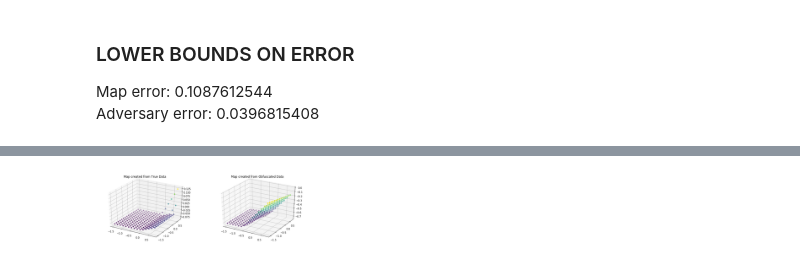
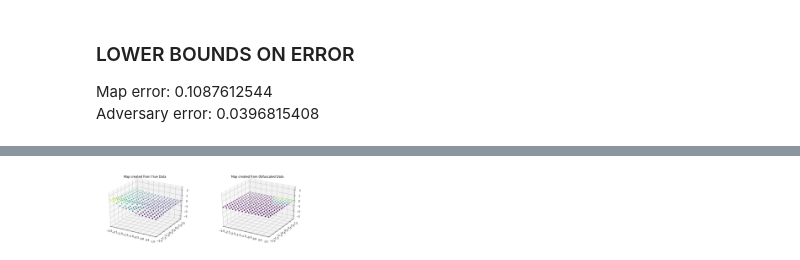
Before and after one commit to lillyclark/privacy-utility, a Jupyter notebook: PLOT automation.ipynb, the cells around one changed output, grey strips where cells are left out. Drawn from its saved outputs; the diff is of its cells as text; code cells hidden in the pictures.

Commit message:
about to start messing with map error

```diff
--- a/PLOT automation.ipynb
+++ b/PLOT automation.ipynb
@@ -701,7 +701,8 @@ def train(trainstep, trainloss, max_iter, session, vis=False):
             pass
 
         else:
-            print("did not converge")
+            plt.plot(plotlist)
+            raise ValueError()
 
     return plotlist
 # %%
@@ -724,38 +725,41 @@ def run_plot_automation():
 
             if strategy == "GAP":
 
-                init = keras.initializers.Identity(gain=1.0)
-                p1 = keras.layers.Dense(4, kernel_initializer=init, activation=tf.nn.relu)
-                p2 = keras.layers.Dense(4, kernel_initializer=init, activation=tf.nn.relu)
-                p3 = keras.layers.Dense(4, kernel_initializer=init, activation=tf.nn.relu)
-                p4 = keras.layers.Dense(4, kernel_initializer=init, activation=tf.nn.relu)
-                p5 = keras.layers.Dense(4, kernel_initializer=init)
+                p_init = keras.initializers.RandomUniform(minval=-0.05, maxval=0.05, seed=0)
+                p1 = keras.layers.Dense(4, kernel_initializer=p_init, activation=tf.nn.relu)
+                p2 = keras.layers.Dense(4, kernel_initializer=p_init, activation=tf.nn.relu)
+                p3 = keras.layers.Dense(4, kernel_initializer=p_init, activation=tf.nn.relu)
+                p4 = keras.layers.Dense(4, kernel_initializer=p_init, activation=tf.nn.relu)
+                p5 = keras.layers.Dense(4, kernel_initializer=p_init)
 
                 y = p5(p4(p3(p2(p1(x)))))
                 p_vars = [p1.variables, p2.variables, p3.variables, p4.variables, p5.variables]
 
-            i1 = keras.layers.Dense(4, kernel_initializer=init, activation=tf.nn.relu)
-            i2 = keras.layers.Dense(4, kernel_initializer=init, activation=tf.nn.relu)
-            i3 = keras.layers.Dense(4, kernel_initializer=init, activation=tf.nn.relu)
-            i4 = keras.layers.Dense(1, kernel_initializer=init, )
+            map1_init = keras.initializers.RandomUniform(minval=-1.0, maxval=1.0, seed=1)
+            i1 = keras.layers.Dense(4, kernel_initializer=map1_init, activation=tf.nn.relu)
+            i2 = keras.layers.Dense(4, kernel_initializer=map1_init, activation=tf.nn.relu)
+            i3 = keras.layers.Dense(4, kernel_initializer=map1_init, activation=tf.nn.relu)
+            i4 = keras.layers.Dense(1, kernel_initializer=map1_init)
 
             m1 = i4(i3(i2(i1(x[:,2:]))))
             m1_target = tf.keras.backend.reshape(x[:,1], (100,1))
-            m1_train = tf.train.GradientDescentOptimizer(0.05)
+            m1_train = tf.train.GradientDescentOptimizer(0.01)
             m1_vars = [i1.variables, i2.variables, i3.variables, i4.variables]
 
-            o1 = keras.layers.Dense(4, kernel_initializer=init, activation=tf.nn.relu)
-            o2 = keras.layers.Dense(4, kernel_initializer=init, activation=tf.nn.relu)
-            o3 = keras.layers.Dense(4, kernel_initializer=init, activation=tf.nn.relu)
-            o4 = keras.layers.Dense(1, kernel_initializer=init, )
+            map2_init = keras.initializers.RandomUniform(minval=-1.0, maxval=1.0, seed=2)
+            o1 = keras.layers.Dense(4, kernel_initializer=map2_init, activation=tf.nn.relu)
+            o2 = keras.layers.Dense(4, kernel_initializer=map2_init, activation=tf.nn.relu)
+            o3 = keras.layers.Dense(4, kernel_initializer=map2_init, activation=tf.nn.relu)
+            o4 = keras.layers.Dense(1, kernel_initializer=map2_init)
 
             m2 = o4(o3(o2(o1(y[:,2:]))))
             m2_target = tf.keras.backend.reshape(y[:,1], (100,1))
-            m2_train = tf.train.GradientDescentOptimizer(0.05)
+            m2_train = tf.train.GradientDescentOptimizer(0.01)
             m2_vars = [o1.variables, o2.variables, o3.variables, o4.variables]
 
-            a1 = keras.layers.Dense(7, kernel_initializer=init, activation=tf.nn.relu)
-            a2 = keras.layers.Dense(5, kernel_initializer=init, activation=tf.nn.softmax)
+            a_init = keras.initializers.RandomUniform(minval=-0.05, maxval=0.05, seed=3)
+            a1 = keras.layers.Dense(7, kernel_initializer=a_init, activation=tf.nn.relu)
+            a2 = keras.layers.Dense(5, kernel_initializer=a_init, activation=tf.nn.softmax)
 
             users = a2(a1(y))
             a_train = tf.train.GradientDescentOptimizer(0.05)
@@ -765,9 +769,10 @@ def run_plot_automation():
             m2_loss = tf.placeholder(tf.float32)
             adversary_loss = tf.placeholder(tf.float32)
             privatizer_loss = tf.placeholder(tf.float32)
+            map_error = tf.placeholder(tf.float32)
             penalty = tf.placeholder(tf.float32)
             threshold = tf.placeholder(tf.float32)
-            testpoints = np.mgrid[-1.5:0.75:15j, -1.5:0.75:15j].reshape(2,-1).T
+            testpoints = np.mgrid[-2:1.5:15j, -3:1:15j].reshape(2,-1).T
             grid = tf.constant(testpoints, dtype=tf.float32)
 
             sess.run(tf.global_variables_initializer())
@@ -778,20 +783,26 @@ def run_plot_automation():
             m2_loss = tf.reduce_mean(tf.keras.losses.mean_squared_error(m2, m2_target))
             m2_train = m2_train.minimize(m2_loss, var_list = m2_vars)
 
+            random_users = tf.constant(np.random.rand(100,5),dtype=tf.float32)
+            print("An adversary who assigns labels randomly would do this well:")
+            print(tf.losses.softmax_cross_entropy(tf.one_hot(trueusers.eval(session=sess),5), random_users).eval(session=sess))
+            print("")
+
             adversary_loss = tf.losses.softmax_cross_entropy(tf.one_hot(trueusers.eval(session=sess),5), users)
             a_train = a_train.minimize(adversary_loss, var_list = a_vars)
 
             if strategy == "GAP":
-                combined = a2(a1(p5(p4(p3(p2(p1(x)))))))
-                p_train = tf.train.GradientDescentOptimizer(0.05)
+                p_train = tf.train.GradientDescentOptimizer(0.1)
 
             penalty = tf.constant(PENALTY[P], dtype=tf.float32)
             threshold = tf.constant(0, dtype=tf.float32)
 
+            map_error = tf.reduce_mean(tf.keras.losses.mean_squared_error(i4(i3(i2(i1(y[:,2:])))),
+                                                                                o4(o3(o2(o1(y[:,2:]))))))
+
             zero = tf.constant(0, dtype=tf.float32)
-            privatizer_loss = tf.subtract(tf.multiply(penalty, tf.math.maximum(zero, tf.subtract(tf.reduce_mean(tf.keras.losses.mean_squared_error(i4(i3(i2(i1(y[:,2:])))),
-                                                                                o4(o3(o2(o1(y[:,2:])))))), threshold))),
-                                          tf.reduce_mean(tf.keras.backend.sparse_categorical_crossentropy(trueusers, combined)))
+            privatizer_loss = tf.subtract(tf.multiply(penalty, tf.math.maximum(zero, tf.subtract(map_error, threshold))),
+                                          tf.losses.softmax_cross_entropy(tf.one_hot(trueusers.eval(session=sess),5), users))
 
             if strategy == "GAP":
                 p_train = p_train.minimize(privatizer_loss, var_list = p_vars)
@@ -802,13 +813,13 @@ def run_plot_automation():
             count_iter = 0
             max_iter = 1000
 
-            m1plot = train(m1_train, m1_loss, 100000, sess, True)
+            m1plot = train(m1_train, m1_loss, 10000, sess, True)
 
             while abs(delta1 - delta2) >= 0.0001 and count_iter < max_iter:
 
                 delta1 = privatizer_loss.eval(session=sess)
-                m2plot = train(m2_train, m2_loss, 20000, sess, True)
-                aplot = train(a_train, adversary_loss, 20000, sess, True)
+                m2plot = train(m2_train, m2_loss, 3000, sess, True)
+                aplot = train(a_train, adversary_loss, 2000, sess, True)
                 pplot = train(p_train, privatizer_loss, 1, sess)
                 delta2 = privatizer_loss.eval(session=sess)
 
@@ -822,8 +833,6 @@ def run_plot_automation():
 
             index = int(I*P+i)
 
-            map_error = tf.reduce_mean(tf.keras.losses.mean_squared_error(i4(i3(i2(i1(y[:,2:])))),
-                                                                                o4(o3(o2(o1(y[:,2:]))))))
             print(map_error.eval(session=sess), adversary_loss.eval(session=sess))
 
             all_data[index] = [PENALTY[P], map_error.eval(session=sess), adversary_loss.eval(session=sess)]
@@ -839,9 +848,15 @@ def run_plot_automation():
 
         ax.scatter(x.eval(session=sess)[:,3], x.eval(session=sess)[:,2], x.eval(session=sess)[:,1], c=x.eval(session=sess)[:,1])
         ax.set_title("True Received Signal Strengths")
+        ax.set_xlim(-3, 1)
+        ax.set_ylim(-2, 1.5)
+        ax.set_zlim(-3.5, 2.5)
 
         ax1.scatter(y.eval(session=sess)[:,3], y.eval(session=sess)[:,2], y.eval(session=sess)[:,1], c=y.eval(session=sess)[:,1])
         ax1.set_title("Obfuscated Received Signal Strengths")
+        ax1.set_xlim(-3, 1)
+        ax1.set_ylim(-2, 1.5)
+        ax1.set_zlim(-3.5, 2.5)
 
         # fig, ax = plt.subplots(1, 2, figsize=(15, 5), sharex=True, sharey=True)
 
@@ -854,13 +869,19 @@ def run_plot_automation():
 
         ax.scatter(testpoints[:,1], testpoints[:,0], inputmap[:,0], c=inputmap[:,0])
         ax.set_title("Map created from True Data")
+        ax.set_xlim(-3, 1)
+        ax.set_ylim(-2, 1.5)
+        ax.set_zlim(-3.5, 2.5)
 
         ax1.scatter(testpoints[:,1], testpoints[:,0], outputmap[:,0], c=outputmap[:,0])
         ax1.set_title("Map created from Obfuscated Data")
+        ax1.set_xlim(-3, 1)
+        ax1.set_ylim(-2, 1.5)
+        ax1.set_zlim(-3.5, 2.5)
 
-        tf.keras.backend.clear_session()
+    tf.keras.backend.clear_session()
 
-    return all_data
+    return all_data, trueusers.eval(session=sess), np.argmax(users.eval(session=sess), axis=1)
 
-all_data = run_plot_automation()
+all_data, trueusers, users = run_plot_automation()
 # %% [output]
@@ -870 +894 @@ privatizer converged in 36 steps
-[figure, old version]
+[figure, new version]
```
Also changed, not shown: parts of 22 cells of this notebook.
